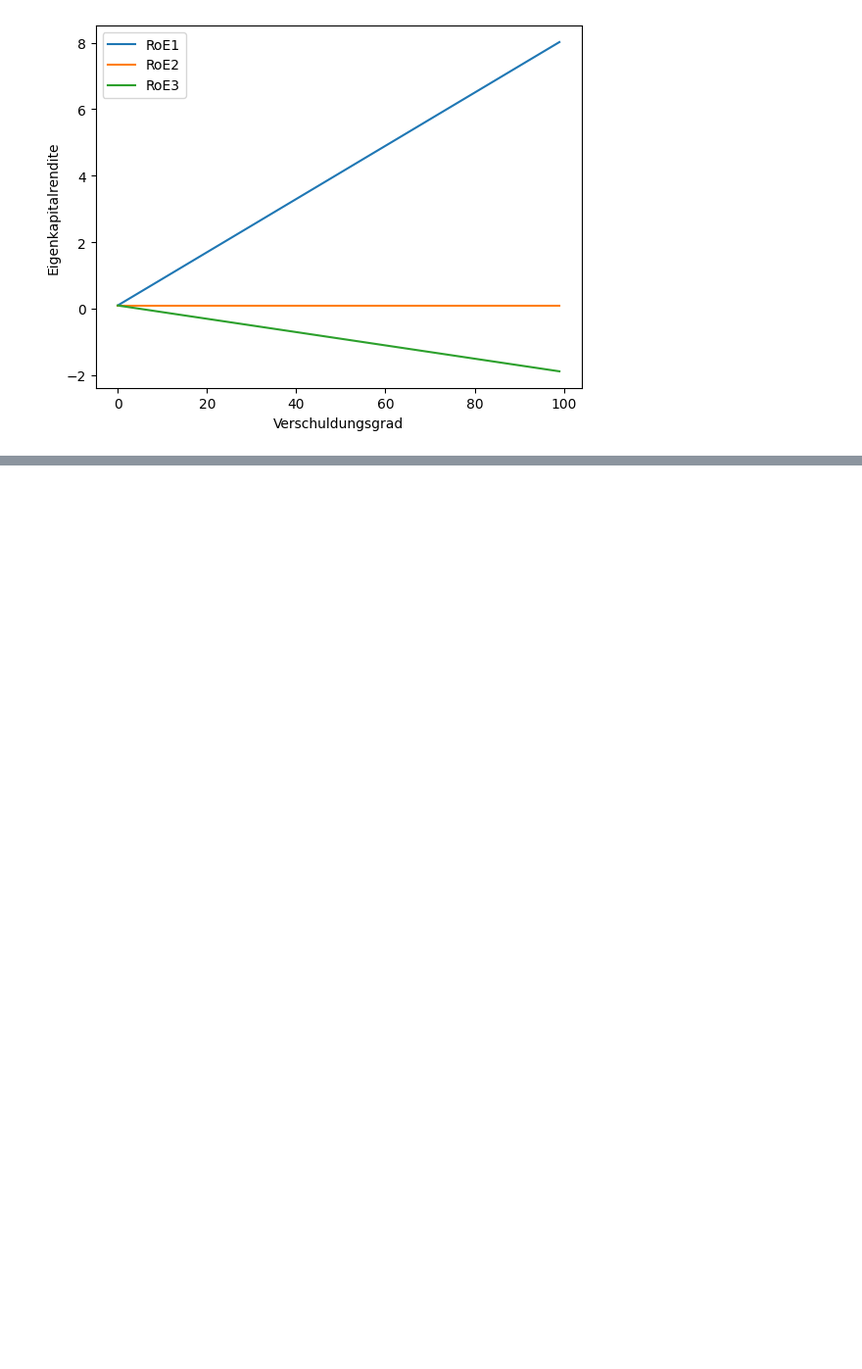
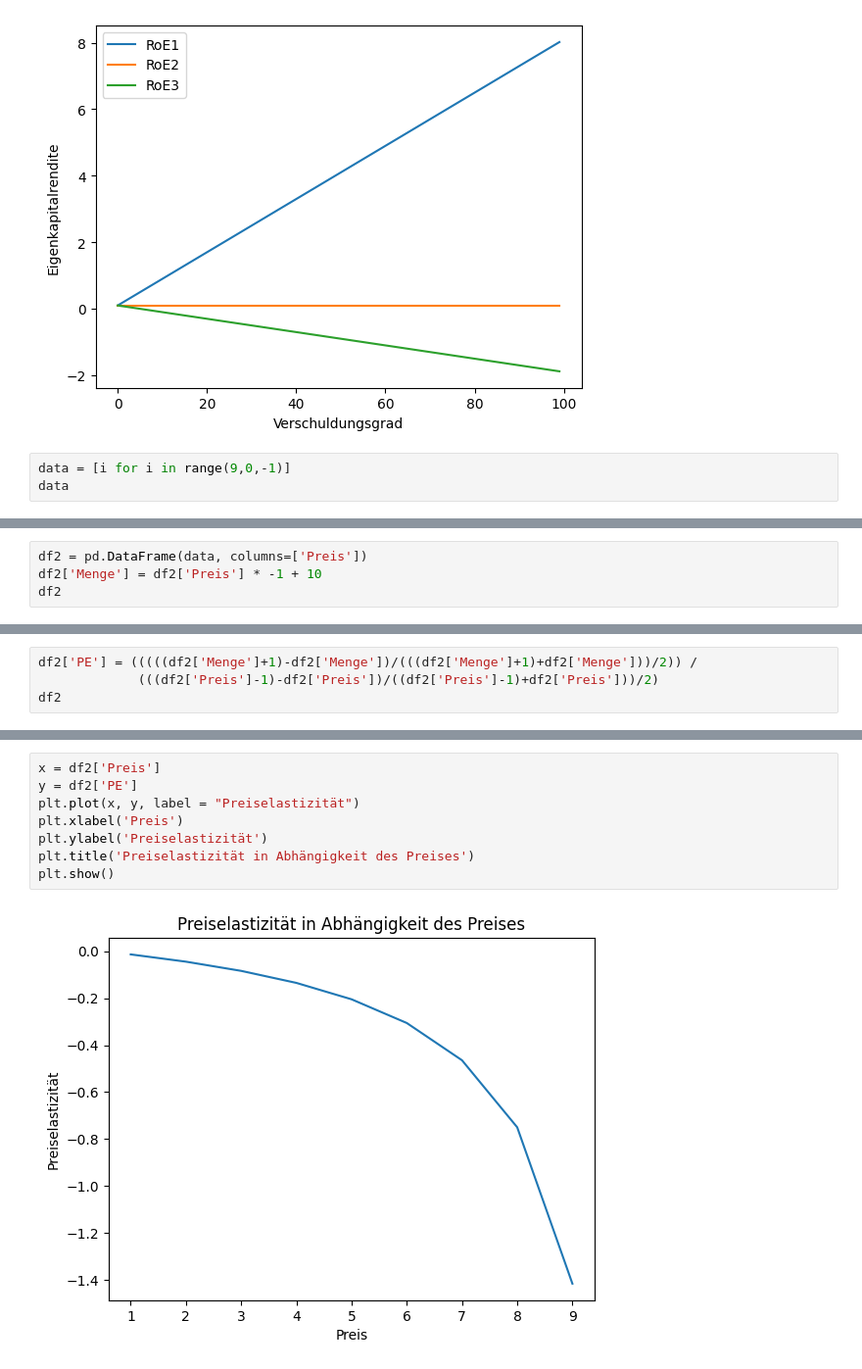
Before and after one commit to SkriptenMk/WR_I_24-27, a Jupyter notebook: docs/bwl/marketing/250828_preiselastizitaet.ipynb, the cells around one changed output, grey strips where cells are left out. Shown at 98% size. Cells and saved outputs as stored; diff of their text form; blank space fills up the shorter version.

Commit message:
Füge die Berechnung zur Preiselastizität ein
Beschrifte die Grafik und ändere das Vorzeichen

```diff
--- a/docs/bwl/marketing/250828_preiselastizitaet.ipynb
+++ b/docs/bwl/marketing/250828_preiselastizitaet.ipynb
@@ -78,3 +78,6 @@ plt.legend()
 plt.show()
 # %% [output]
 [figure]
+# %%
+data = [i for i in range(9,0,-1)]
+data
@@ -80,0 +86,4 @@ plt.show()
+# %%
+df2 = pd.DataFrame(data, columns=['Preis'])
+df2['Menge'] = df2['Preis'] * -1 + 10
+df2
@@ -80,0 +101,4 @@ plt.show()
+# %%
+df2['PE'] = (((((df2['Menge']+1)-df2['Menge'])/(((df2['Menge']+1)+df2['Menge']))/2)) /
+             (((df2['Preis']-1)-df2['Preis'])/((df2['Preis']-1)+df2['Preis']))/2)
+df2
@@ -80,0 +116,10 @@ plt.show()
+# %%
+x = df2['Preis']
+y = df2['PE']
+plt.plot(x, y, label = "Preiselastizität")
+plt.xlabel('Preis')
+plt.ylabel('Preiselastizität')
+plt.title('Preiselastizität in Abhängigkeit des Preises')
+plt.show()
+# %% [output]
+[figure, added]
```
Also changed, not shown: parts of 3 cells of this notebook, 1 other file.
